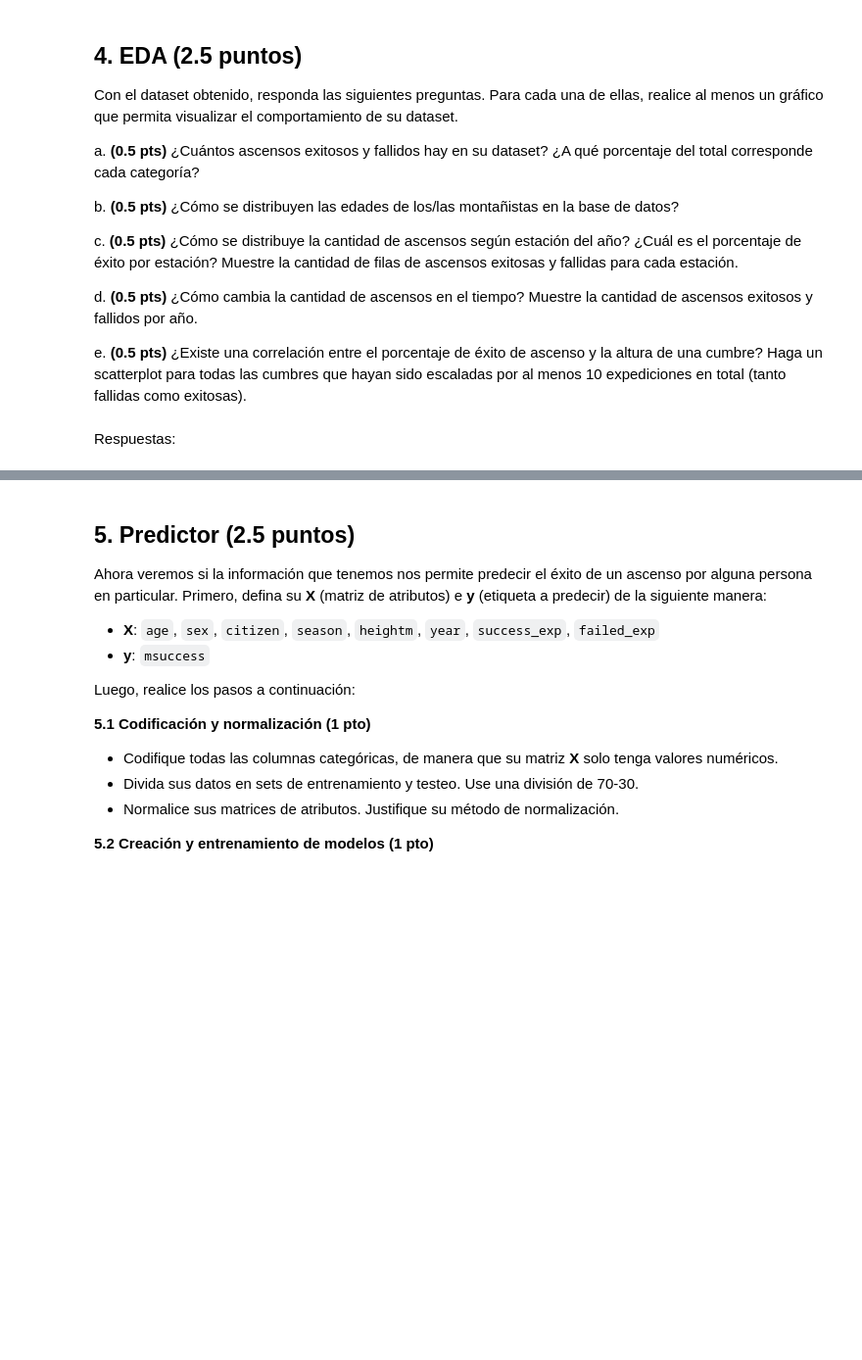
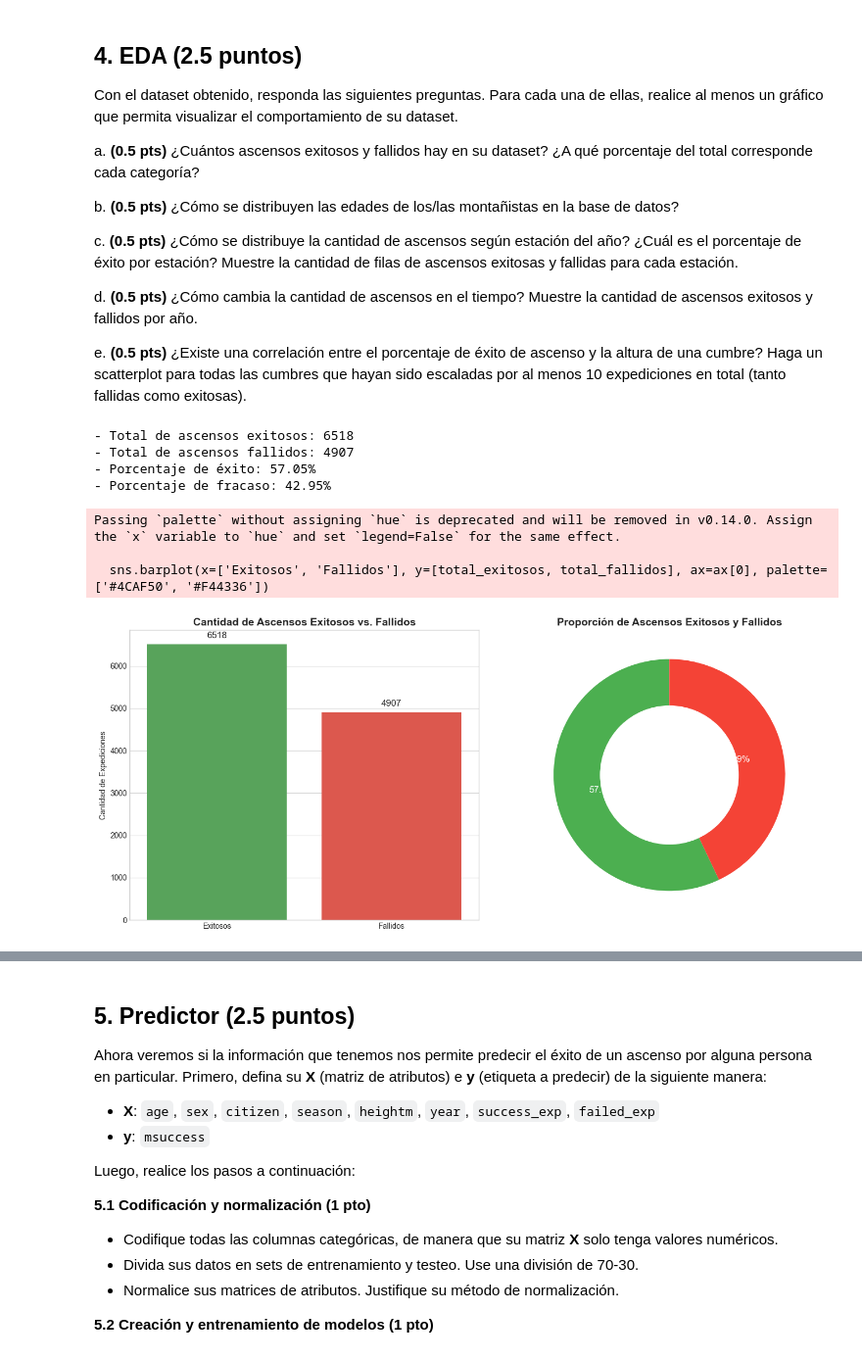
Before and after one commit to GadzuGB1991/IMT2200-Gaspar-Yanez, a Jupyter notebook: Tareas/Tarea 04/IMT2200-25s2 - Tarea 04.ipynb, the cells around one changed output, grey strips where cells are left out. Shown at 98% size. Cells and saved outputs as stored; diff of their text form; code cells hidden in the pictures; blank space fills up the shorter version.

```diff
--- a/Tareas/Tarea 04/IMT2200-25s2 - Tarea 04.ipynb
+++ b/Tareas/Tarea 04/IMT2200-25s2 - Tarea 04.ipynb
@@ -361,6 +310,55 @@ d. **(0.5 pts)** ¿Cómo cambia la cantidad de ascensos en el tiempo? Muestre la
 
 e. **(0.5 pts)** ¿Existe una correlación entre el porcentaje de éxito de ascenso y la altura de una cumbre? Haga un scatterplot para todas las cumbres que hayan sido escaladas por al menos 10 expediciones en total (tanto fallidas como exitosas).
 # %%
-# respuestas
+import matplotlib.pyplot as plt
+import seaborn as sns
+
+
+df_exp_stats = pd.read_csv('data/peaks_with_exp.csv')
+
+total_exitosos = df_exp_stats['success_exp'].sum()
+total_fallidos = df_exp_stats['failed_exp'].sum()
+total_ascensos = total_exitosos + total_fallidos
+
+porcentaje_exitosos = (total_exitosos / total_ascensos) * 100
+porcentaje_fallidos = (total_fallidos / total_ascensos) * 100
+
+print(f"- Total de ascensos exitosos: {total_exitosos}")
+print(f"- Total de ascensos fallidos: {total_fallidos}")
+print(f"- Porcentaje de éxito: {porcentaje_exitosos:.2f}%")
+print(f"- Porcentaje de fracaso: {porcentaje_fallidos:.2f}%")
+
+plt.style.use('seaborn-v0_8-whitegrid')
+fig, ax = plt.subplots(1, 2, figsize=(14, 6))
+
+sns.barplot(x=['Exitosos', 'Fallidos'], y=[total_exitosos, total_fallidos], ax=ax[0], palette=['#4CAF50', '#F44336'])
+ax[0].set_title('Cantidad de Ascensos Exitosos vs. Fallidos', fontsize=14, weight='bold')
+ax[0].set_ylabel('Cantidad de Expediciones')
+for i, v in enumerate([total_exitosos, total_fallidos]):
+    ax[0].text(i, v + 100, str(v), ha='center', va='bottom', fontsize=12)
+
+
+labels = [f'Exitosos\n({porcentaje_exitosos:.1f}%)', f'Fallidos\n({porcentaje_fallidos:.1f}%)']
+ax[1].pie(
+    [total_exitosos, total_fallidos],
+    labels=labels,
+    colors=['#4CAF50', '#F44336'],
+    autopct='%1.1f%%',
+    startangle=90,
+    textprops={'fontsize': 12, 'color': 'white'}
+)
+ax[1].pie([1], colors=['white'], radius=0.6) # Círculo blanco para hacer un donut
+ax[1].set_title('Proporción de Ascensos Exitosos y Fallidos', fontsize=14, weight='bold')
+
+
+plt.tight_layout()
+plt.show()
+# %% [output]
+- Total de ascensos exitosos: 6518
+- Total de ascensos fallidos: 4907
+- Porcentaje de éxito: 57.05%
+- Porcentaje de fracaso: 42.95%
+Passing `palette` without assigning `hue` is deprecated and will be removed in v0.14.0. Assign the `x` variable to `hue` and set `legend=False` for the same effect.
+
+  sns.barplot(x=['Exitosos', 'Fallidos'], y=[total_exitosos, total_fallidos], ax=ax[0], palette=['#4CAF50', '#F44336'])
+[figure, added]
-# %% [markdown]
-Respuestas:
```
Also changed, not shown: parts of 18 cells of this notebook.
